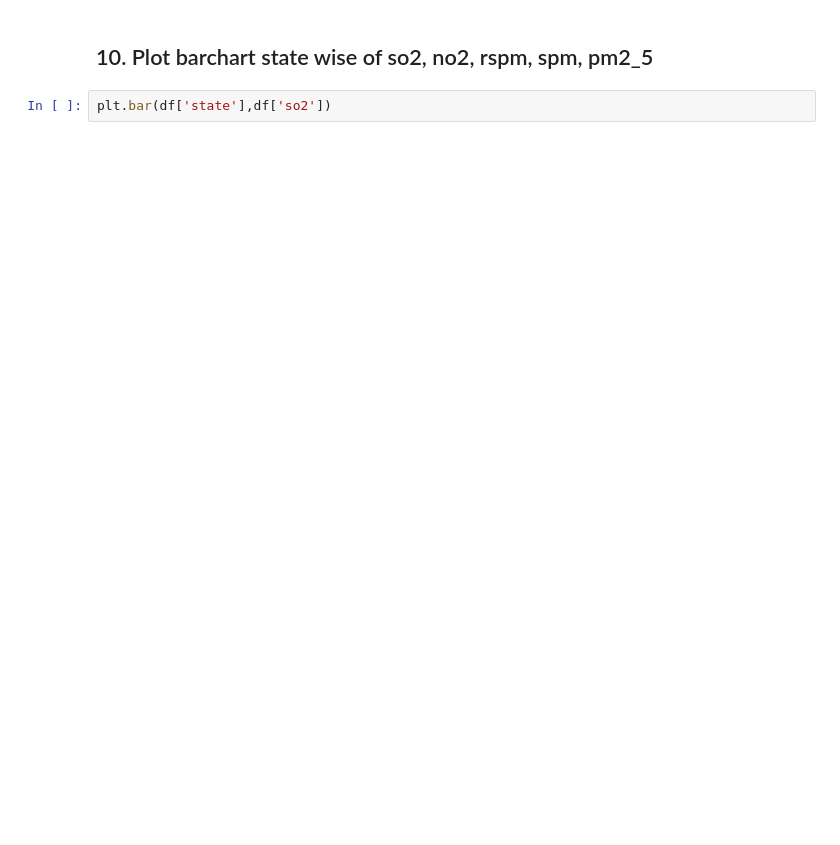
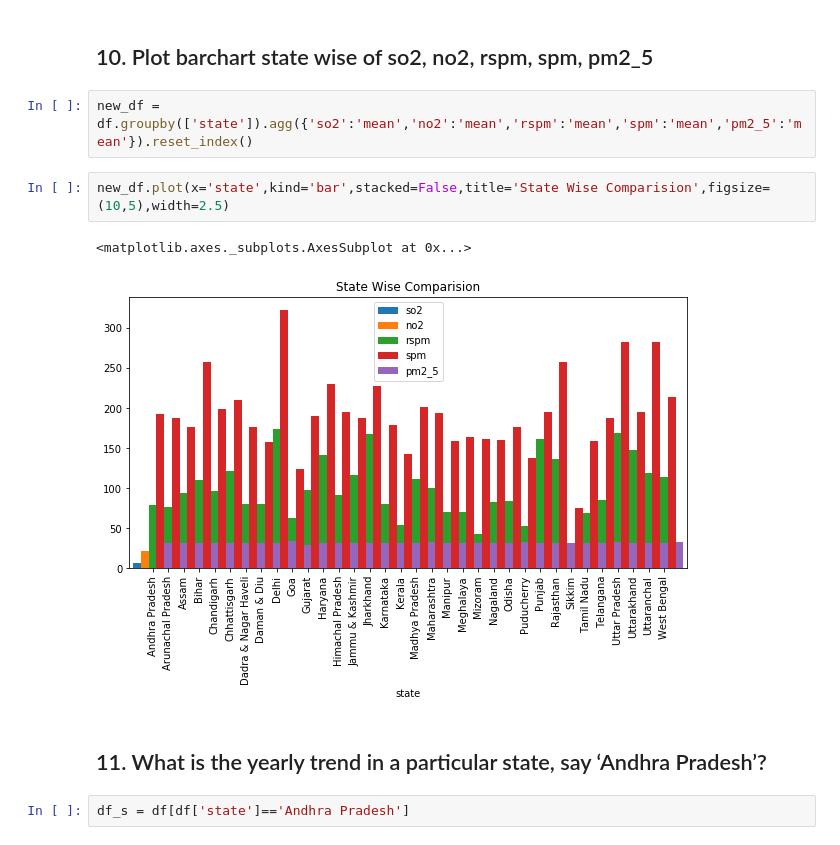
Before and after one commit to DipeshPoudel/MDS-602-DataMining, a Jupyter notebook: assignment1_preprocessing/PerformPreprocessingTask.ipynb, the cells around one changed output. Cells and saved outputs as stored; diff of their text form; blank space fills up the shorter version.

```diff
--- a/assignment1_preprocessing/PerformPreprocessingTask.ipynb
+++ b/assignment1_preprocessing/PerformPreprocessingTask.ipynb
@@ -265,4 +253,13 @@ dtype: int64
 # %% [markdown]
 ## 10. Plot barchart state wise of so2, no2, rspm, spm, pm2_5
-# %%
-plt.bar(df['state'],df['so2'])
+# %%
+new_df = df.groupby(['state']).agg({'so2':'mean','no2':'mean','rspm':'mean','spm':'mean','pm2_5':'mean'}).reset_index()
+# %%
+new_df.plot(x='state',kind='bar',stacked=False,title='State Wise Comparision',figsize=(10,5),width=2.5)
+# %% [output]
+<matplotlib.axes._subplots.AxesSubplot at 0x...>
+[figure, added]
+# %% [markdown]
+## 11. What is the yearly trend in a particular state, say ‘Andhra Pradesh’?
+# %%
+df_s = df[df['state']=='Andhra Pradesh']
```
Also changed, not shown: parts of 4 cells of this notebook, 1 other file.
